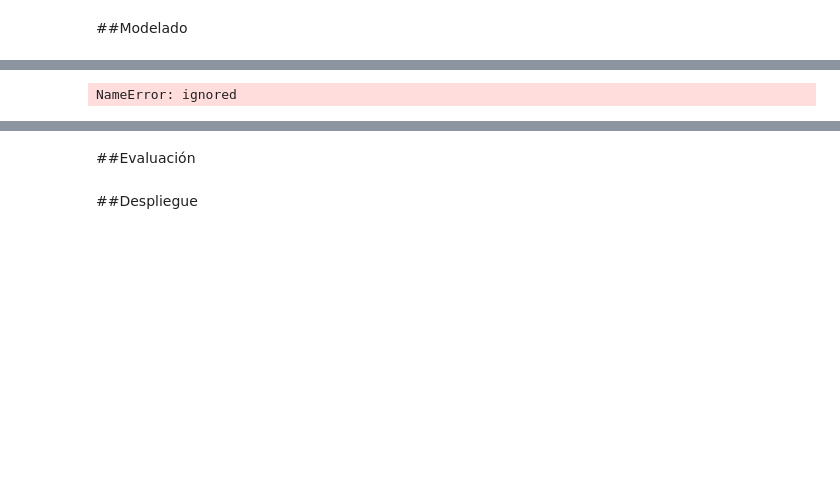
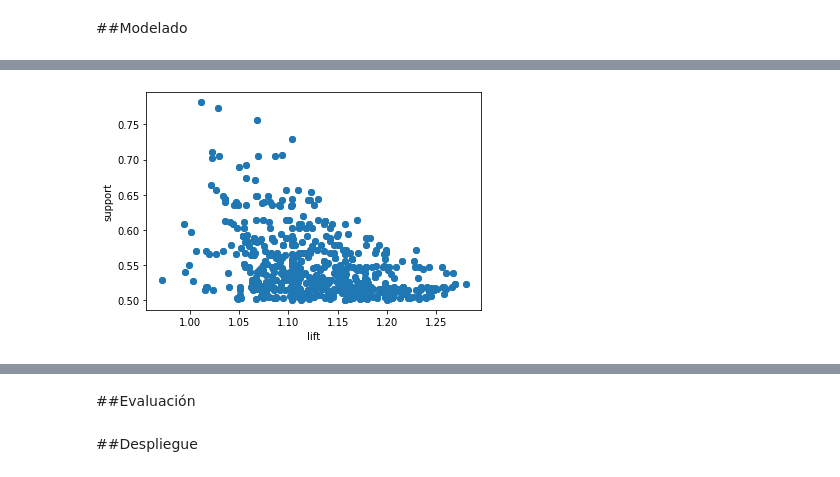
Before and after one commit to PilarAriasVazquez/L2, a Jupyter notebook: L2P1.ipynb, the cells around one changed output, grey strips where cells are left out. Cells and saved outputs as stored; diff of their text form; code cells hidden in the pictures; blank space fills up the shorter version.

```diff
--- a/L2P1.ipynb
+++ b/L2P1.ipynb
@@ -369,4 +612,7 @@ Vale, hay un apartado que pide representar gráficamente las reglas:
 # %%
-plot_confidence_vs_support(rules)
+plt.scatter(rules['lift'], rules['support'])
+plt.xlabel('lift')
+plt.ylabel('support')
+plt.show()
 # %% [output]
-NameError: ignored
+[figure, added]
```
Also changed, not shown: parts of 98 cells of this notebook.
